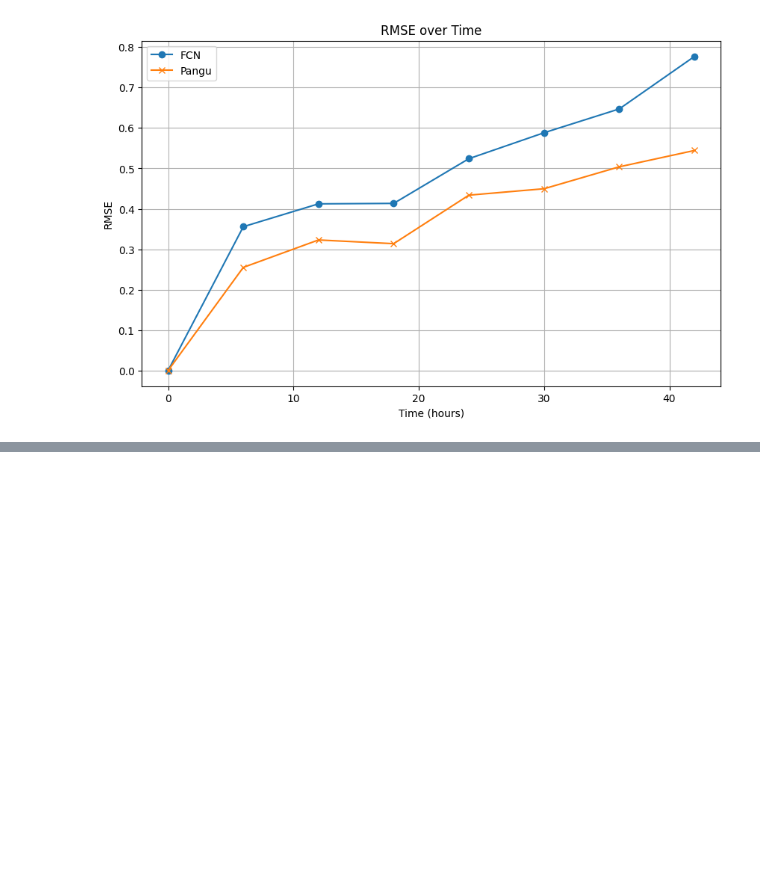
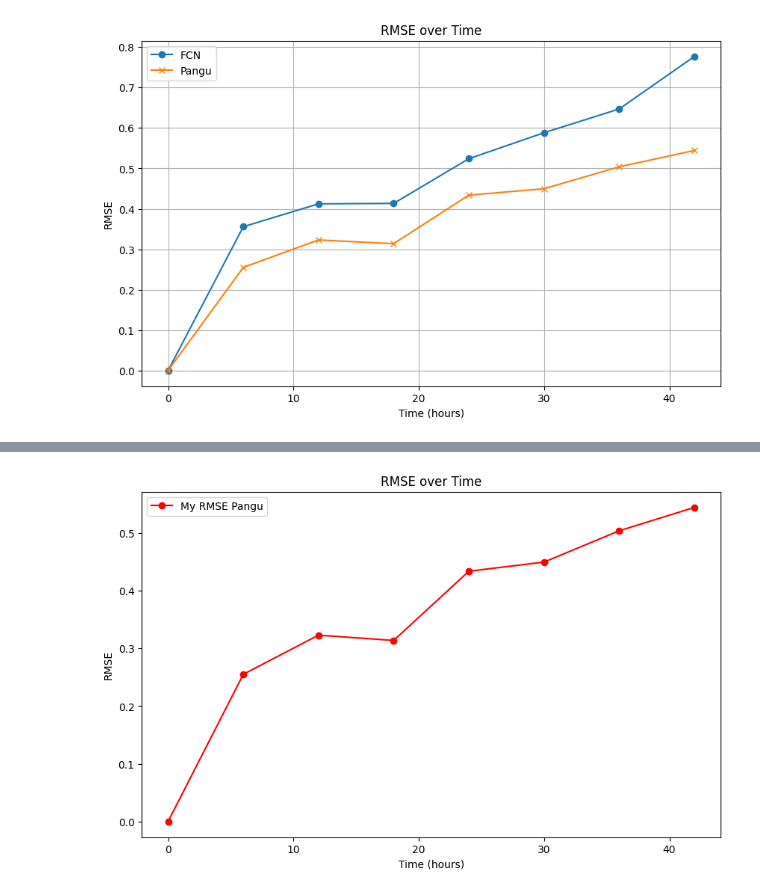
Before and after one commit to SaptarishiD/ai-models, a Jupyter notebook: src/ai_models/forecast_bench.ipynb, the cells around one changed output, grey strips where cells are left out. Cells and saved outputs as stored; diff of their text form; code cells hidden in the pictures; blank space fills up the shorter version.

```diff
--- a/src/ai_models/forecast_bench.ipynb
+++ b/src/ai_models/forecast_bench.ipynb
@@ -339,0 +507,13 @@ rmse_df.to_csv("rmse_data.csv", index=False)
+# %%
+
+# Plot RMSE over time for both forecasts
+plt.figure(figsize=(10, 6))
+plt.plot(time_steps, my_rmse_pangu, marker='o', label='My RMSE Pangu', color='red')
+plt.xlabel('Time (hours)')
+plt.ylabel('RMSE')
+plt.title('RMSE over Time')
+plt.legend()
+plt.grid(False)
+plt.show()
+# %% [output]
+[figure, added]
```
Also changed, not shown: parts of 10 cells of this notebook, 31 other files.
